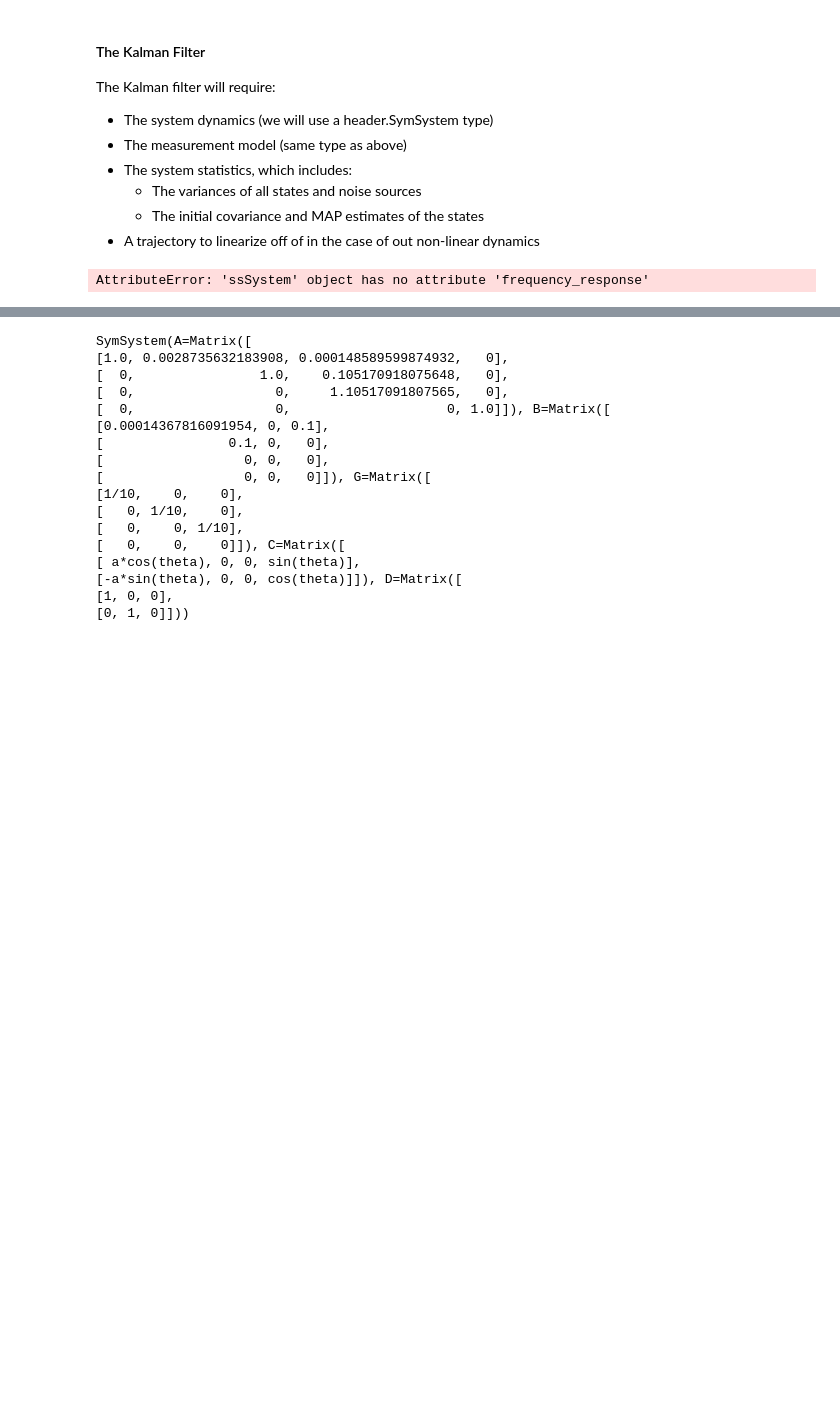
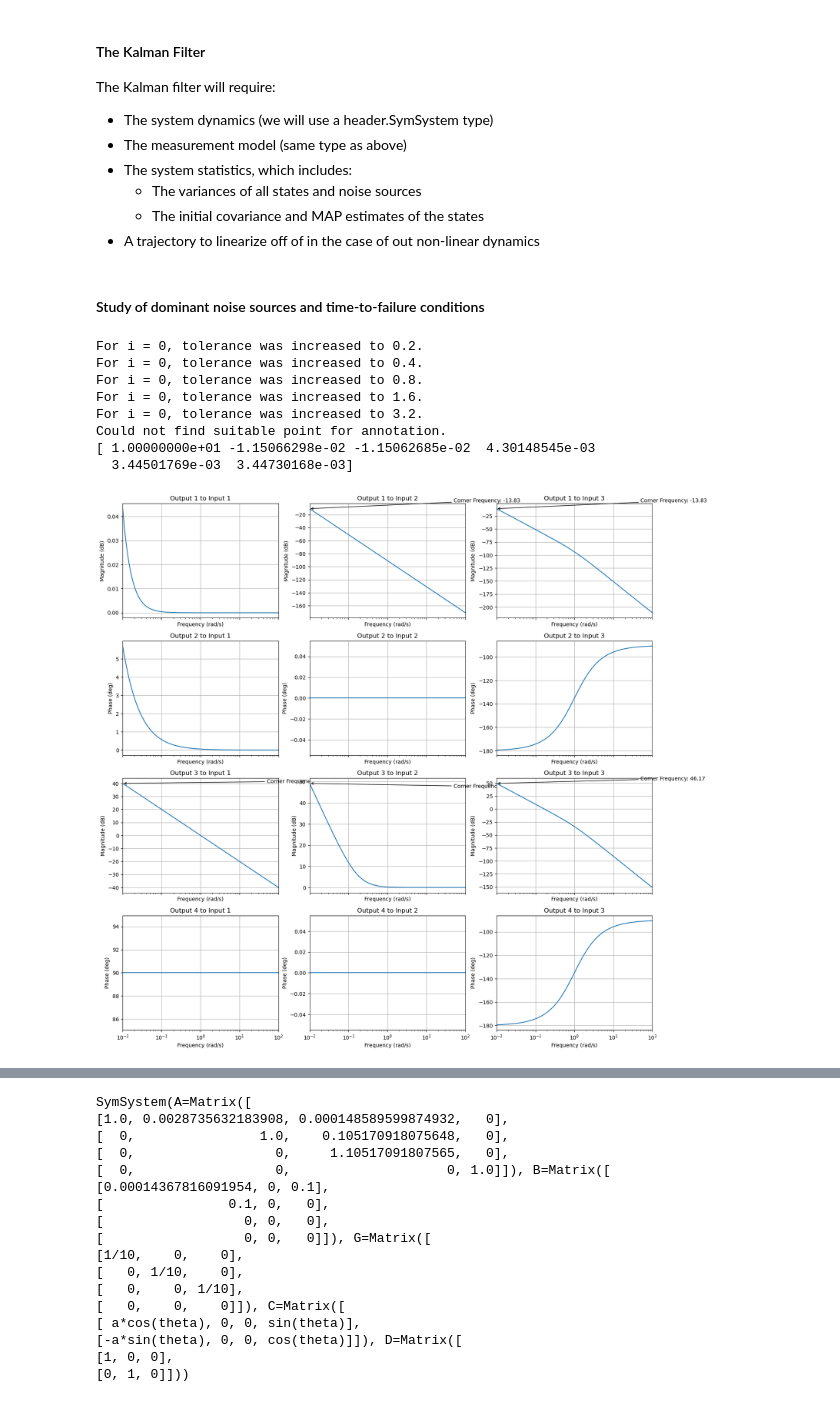
Before and after one commit to lbednarz/Coasing-Problem, a Jupyter notebook: coastingProblemsv.ipynb, the cells around one changed output, grey strips where cells are left out. Drawn from its saved outputs; the diff is of its cells as text; code cells hidden in the pictures; blank space fills up the shorter version.

```diff
--- a/coastingProblemsv.ipynb
+++ b/coastingProblemsv.ipynb
@@ -171,17 +172,29 @@ fields = list([P0, x0, W, V])
 stats = dict.fromkeys(stats_keys)
 for i, keys in enumerate(stats_keys):
     stats[keys] = fields[i]
+# %% [markdown]
+#### Study of dominant noise sources and time-to-failure conditions
 # %%
 # time constants for dominant noise sources
 sys_c = initialize.initialize(init_args)
 
 # assume zero control input, and examine state-noise relation
 A = sys_c.A
 B = sys_c.G
 C = sys_c.C
 D = sys_c.D
 
+sys_ss = ct.ss(A,B,C,D)
 omega = np.logspace(-2, 2, num=100)
-mag, phase, omega, tau_arr, plt = fr.freq_resp(sys_c, omega, .1, 18, 18)
+mag, phase, omega, tau_arr, plt = fr.freq_resp(sys_ss, omega, .1, 18, 18)
+print(tau_arr)
 # %% [output]
-AttributeError: 'ssSystem' object has no attribute 'frequency_response'
+For i = 0, tolerance was increased to 0.2.
+For i = 0, tolerance was increased to 0.4.
+For i = 0, tolerance was increased to 0.8.
+For i = 0, tolerance was increased to 1.6.
+For i = 0, tolerance was increased to 3.2.
+Could not find suitable point for annotation.
+[ 1.00000000e+01 -1.15066298e-02 -1.15062685e-02  4.30148545e-03
+  3.44501769e-03  3.44730168e-03]
+[figure, added]
```
Also changed, not shown: parts of 4 cells of this notebook.
